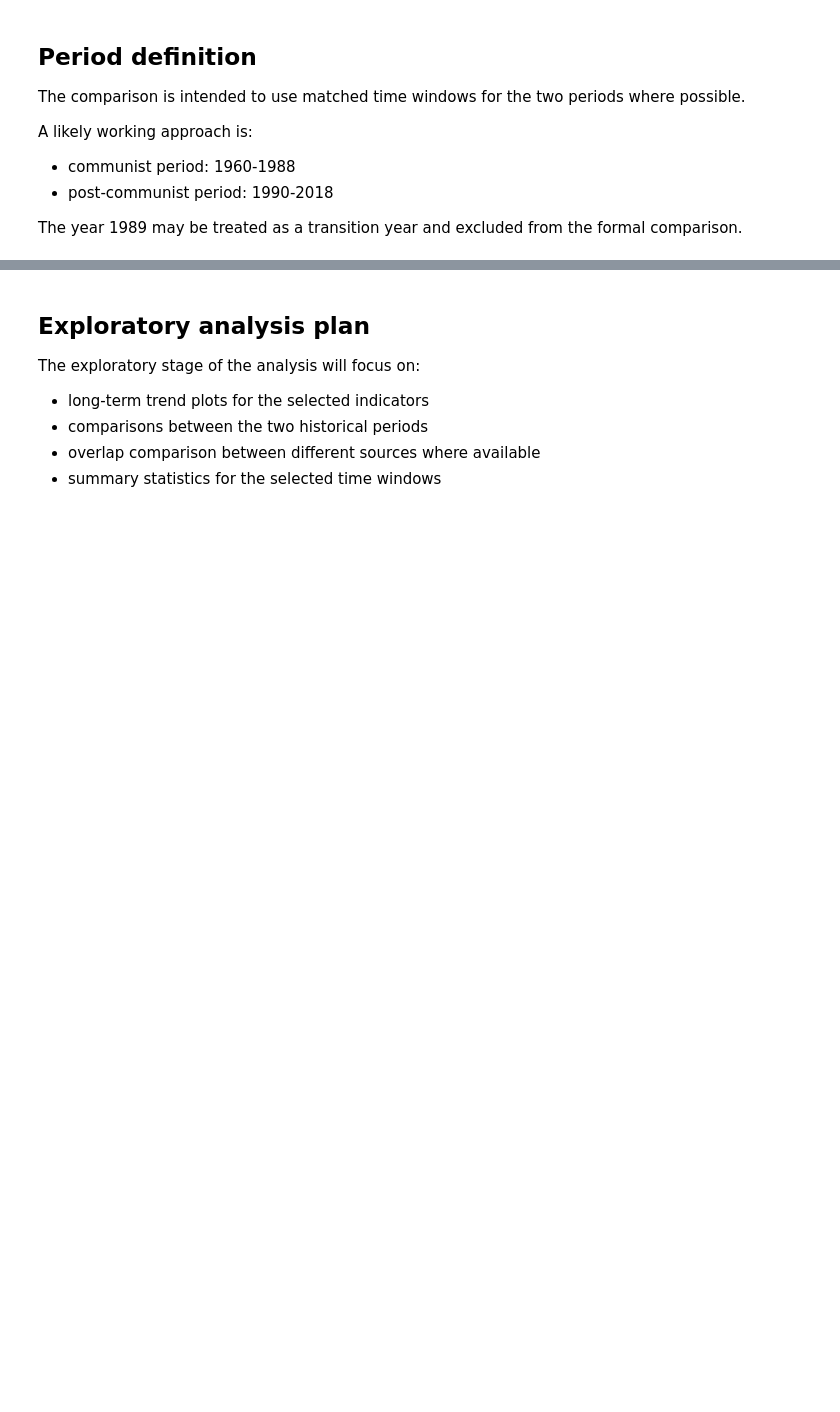
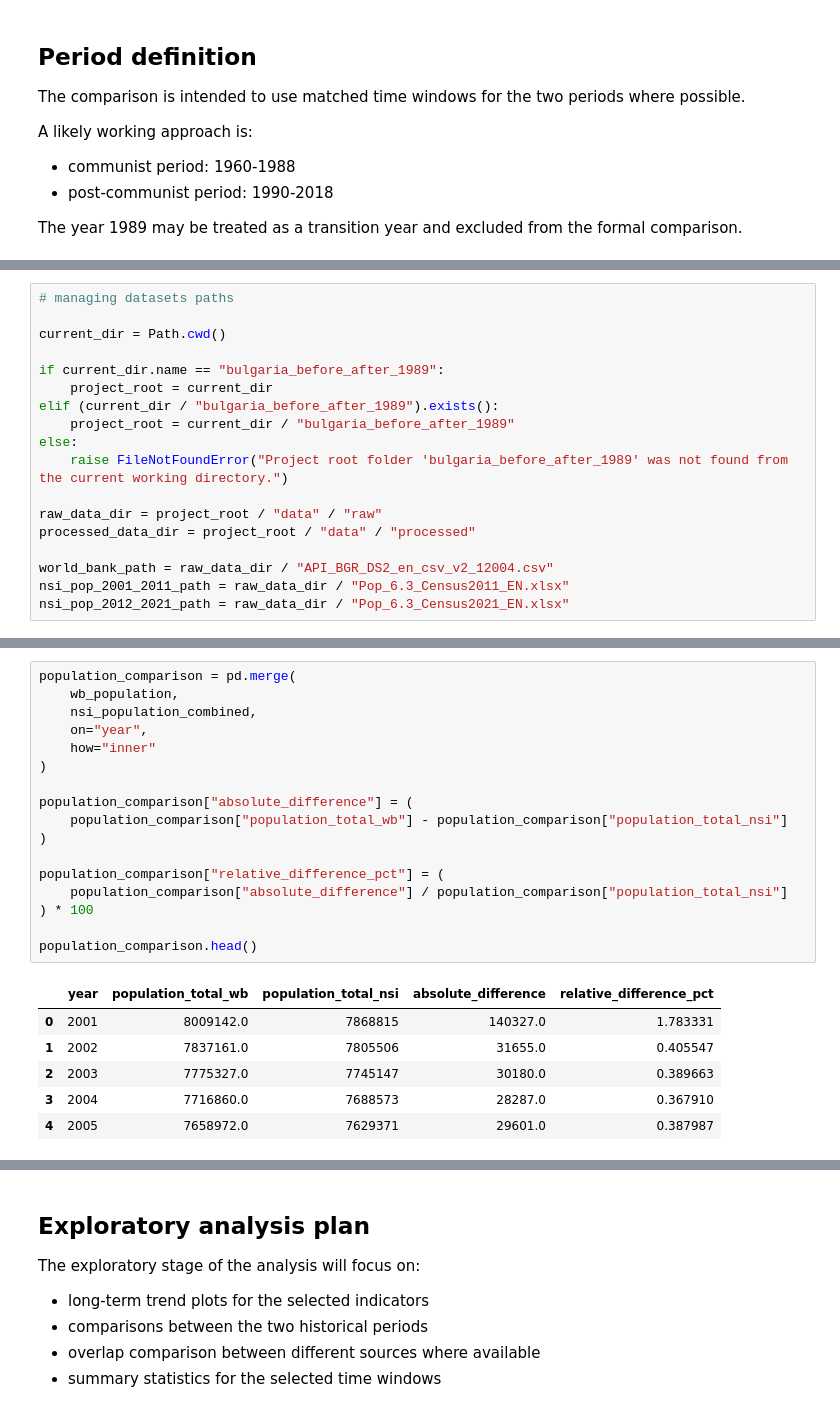
Before and after one commit to AleksM654/bulgaria-before-after-1989, a Jupyter notebook: notebooks/bulgaria_before_after_1989_analysis.ipynb, the cells around one changed output, grey strips where cells are left out. Saved outputs shown, nothing was run; the diff lists cells and outputs as text; blank space fills up the shorter version.

```diff
--- a/notebooks/bulgaria_before_after_1989_analysis.ipynb
+++ b/notebooks/bulgaria_before_after_1989_analysis.ipynb
@@ -71,2 +76,20 @@ That work includes:
 - comparing overlapping population values between World Bank and NSI
 - examination of Eurostat data
+# %%
+# managing datasets paths
+
+current_dir = Path.cwd()
+
+if current_dir.name == "bulgaria_before_after_1989":
+    project_root = current_dir
+elif (current_dir / "bulgaria_before_after_1989").exists():
+    project_root = current_dir / "bulgaria_before_after_1989"
+else:
+    raise FileNotFoundError("Project root folder 'bulgaria_before_after_1989' was not found from the current working directory.")
+
+raw_data_dir = project_root / "data" / "raw"
+processed_data_dir = project_root / "data" / "processed"
+
+world_bank_path = raw_data_dir / "API_BGR_DS2_en_csv_v2_12004.csv"
+nsi_pop_2001_2011_path = raw_data_dir / "Pop_6.3_Census2011_EN.xlsx"
+nsi_pop_2012_2021_path = raw_data_dir / "Pop_6.3_Census2021_EN.xlsx"
@@ -72,0 +137,24 @@ That work includes:
+# %%
+population_comparison = pd.merge(
+    wb_population,
+    nsi_population_combined,
+    on="year",
+    how="inner"
+)
+
+population_comparison["absolute_difference"] = (
+    population_comparison["population_total_wb"] - population_comparison["population_total_nsi"]
+)
+
+population_comparison["relative_difference_pct"] = (
+    population_comparison["absolute_difference"] / population_comparison["population_total_nsi"]
+) * 100
+
+population_comparison.head()
+# %% [output]
+|  | year | population_total_wb | population_total_nsi | absolute_difference | relative_difference_pct |
+| 0 | 2001 | 8009142.0 | 7868815 | 140327.0 | 1.783331 |
+| 1 | 2002 | 7837161.0 | 7805506 | 31655.0 | 0.405547 |
+| 2 | 2003 | 7775327.0 | 7745147 | 30180.0 | 0.389663 |
+| 3 | 2004 | 7716860.0 | 7688573 | 28287.0 | 0.367910 |
+| 4 | 2005 | 7658972.0 | 7629371 | 29601.0 | 0.387987 |
```
Also changed, not shown: parts of 9 cells of this notebook.
